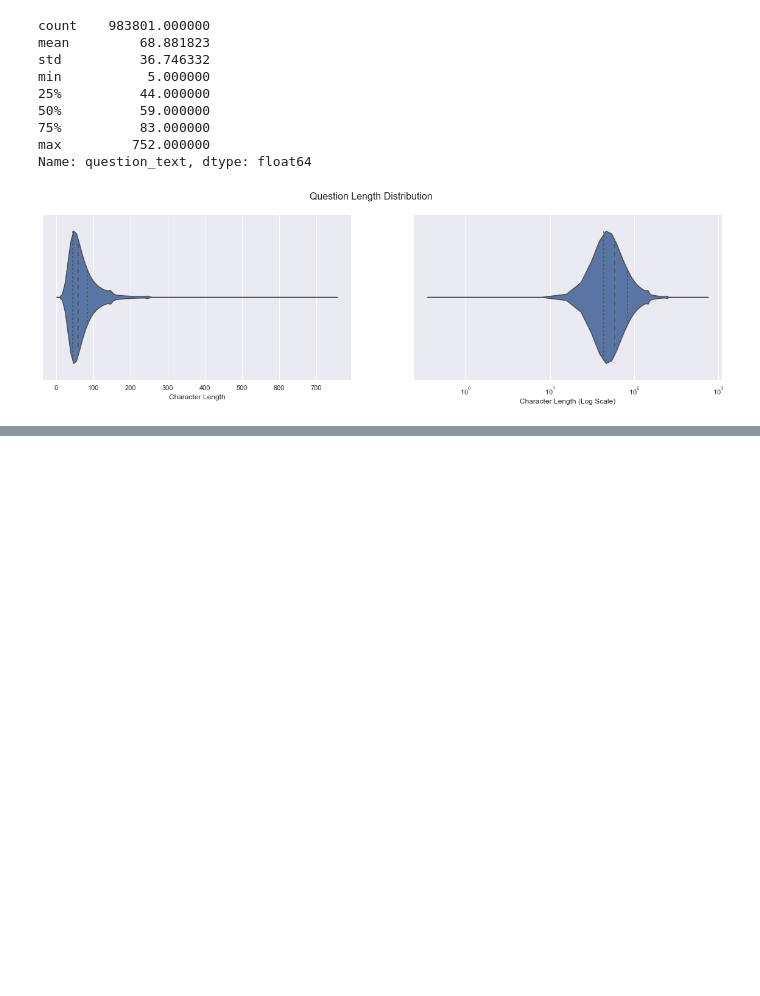
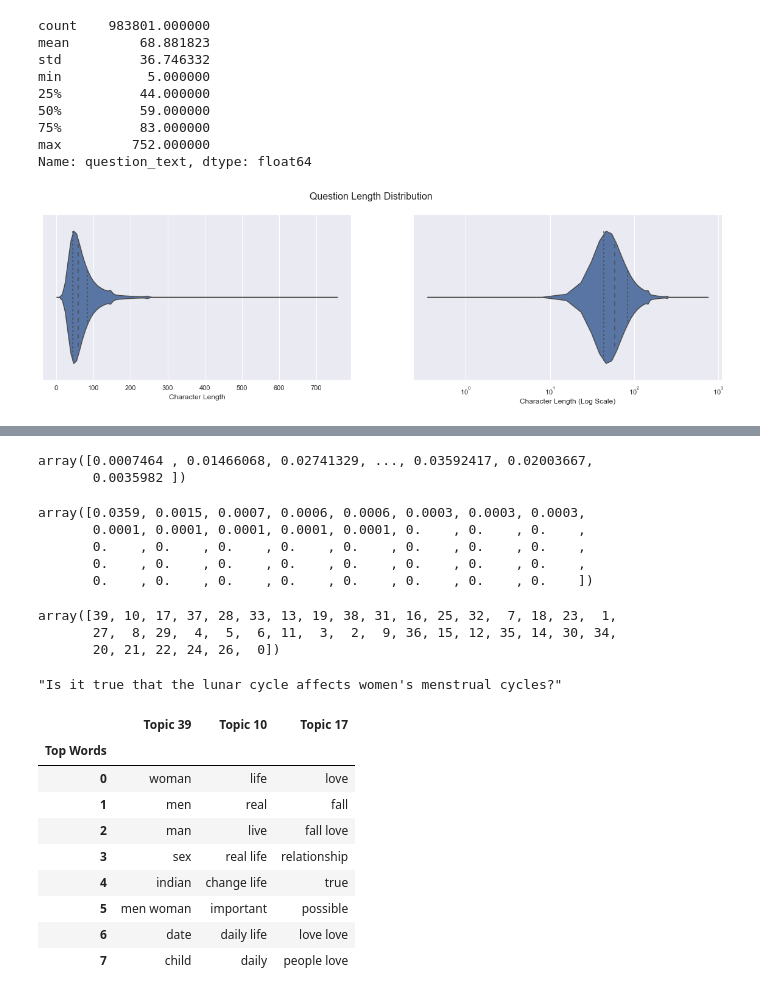
Before and after one commit to MattEding/Quora-Topic-Modelling, a Jupyter notebook: quora_topic_modeling-v2.ipynb, the cells around one changed output, grey strips where cells are left out. Drawn from its saved outputs; the diff is of its cells as text; code cells hidden in the pictures; blank space fills up the shorter version.

Commit message:
eda about if a topic is good label or not and/or if multiple labels are good

```diff
--- a/quora_topic_modeling-v2.ipynb
+++ b/quora_topic_modeling-v2.ipynb
@@ -94,6 +95,12 @@ class TextPreprocessor(BaseEstimator, TransformerMixin):
 EXTRA_STOP_WORDS = frozenset("does doesn doesnt don dont im ive make quora really shouldnt youll ve weve wouldnt".split())
 NOT_STOP_WORDS = frozenset("cry system".split())
 CUSTOM_STOP_WORDS = ENGLISH_STOP_WORDS | EXTRA_STOP_WORDS - NOT_STOP_WORDS
+# %%
+try:
+    X = pd.read_pickle('X_clean.pkl')
+except Exception:
+    TextPreprocessor(stop_words=CUSTOM_STOP_WORDS).fit_transform(X)
+    X.to_pickle('X_clean.pkl')
 # %%
 vector_kwds = dict(
     ngram_range=(1, 2),
@@ -101,18 +108,27 @@ vector_kwds = dict(
     lowercase=False,
     max_df=0.9,
 #     max_features=5_000,
-    max_features=10_000,
+#     max_features=10_000,
+    max_features=20_000,
 )
 
 decomp_kwds = dict(
-    n_components=15,
+#     n_components=15,
+#     n_components=20,
+#     n_components=25,
+#     n_components=30,
+#     n_components=35,
+    n_components=40,
     random_state=0,
 )
 
 topic_model_pipe = Pipeline([
 #     ('textprep', TextPreprocessor()),
+#     ('vectorizer', CountVectorizer(**vector_kwds)),
     ('vectorizer', TfidfVectorizer(**vector_kwds)),
-    ('decomposer', NMF(**decomp_kwds))
+
+#     ('decomposer', LSA(**decomp_kwds)),
+    ('decomposer', NMF(**decomp_kwds)),
 ], verbose=True)
 # %%
 # X_new = topic_model_pipe.fit_transform(X)
@@ -142,7 +169,7 @@ components = topic_model_pipe['decomposer'].components_
 word_idxs = components.argsort(axis=1)[:, -n_top:][:, ::-1]
 words = vfunc(word_idxs)
 
-top_words_df = pd.DataFrame(words.T, columns=[f'Topic {i+1:0>2}' for i in range(len(words))])
+top_words_df = pd.DataFrame(words.T, columns=[f'Topic {i}' for i in range(len(words))])
 top_words_df.index.name = 'Top Words'
 # %%
 top_words_df
@@ -183,0 +254,5 @@ joblib.dump(X, f'{file_prefix}__X_clean_topic.joblib')
+# %%
+np.max(X_new, axis=1)
+# %% [output]
+array([0.0007464 , 0.01466068, 0.02741329, ..., 0.03592417, 0.02003667,
+       0.0035982 ])
@@ -184,2 +261,33 @@ joblib.dump(X, f'{file_prefix}__X_clean_topic.joblib')
+# %%
+np.sort(X_new[i])[::-1].round(4)
+# %% [output]
+array([0.0359, 0.0015, 0.0007, 0.0006, 0.0006, 0.0003, 0.0003, 0.0003,
+       0.0001, 0.0001, 0.0001, 0.0001, 0.0001, 0.    , 0.    , 0.    ,
+       0.    , 0.    , 0.    , 0.    , 0.    , 0.    , 0.    , 0.    ,
+       0.    , 0.    , 0.    , 0.    , 0.    , 0.    , 0.    , 0.    ,
+       0.    , 0.    , 0.    , 0.    , 0.    , 0.    , 0.    , 0.    ])
+# %%
+np.argsort(X_new[i])[::-1].round(4)
+# %% [output]
+array([39, 10, 17, 37, 28, 33, 13, 19, 38, 31, 16, 25, 32,  7, 18, 23,  1,
+       27,  8, 29,  4,  5,  6, 11,  3,  2,  9, 36, 15, 12, 35, 14, 30, 34,
+       20, 21, 22, 24, 26,  0])
+# %%
+X['question_text'].values[i]
+# %% [output]
+"Is it true that the lunar cycle affects women's menstrual cycles?"
+# %%
+top_words_df.iloc[:, [39, 10, 17]]
+# %% [output]
+|  | Topic 39 | Topic 10 | Topic 17 |
+| Top Words |  |  |  |
+| 0 | woman | life | love |
+| 1 | men | real | fall |
+| 2 | man | live | fall love |
+| 3 | sex | real life | relationship |
+| 4 | indian | change life | true |
+| 5 | men woman | important | possible |
+| 6 | date | daily life | love love |
+| 7 | child | daily | people love |
 # %%
 X
```
Also changed, not shown: parts of 20 cells of this notebook, 1 other file.
